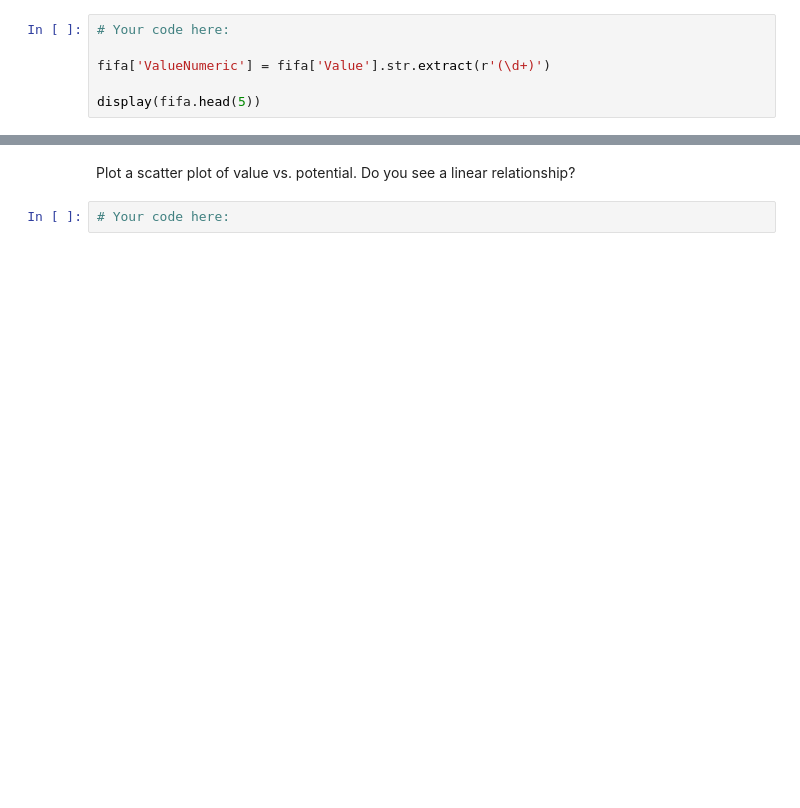
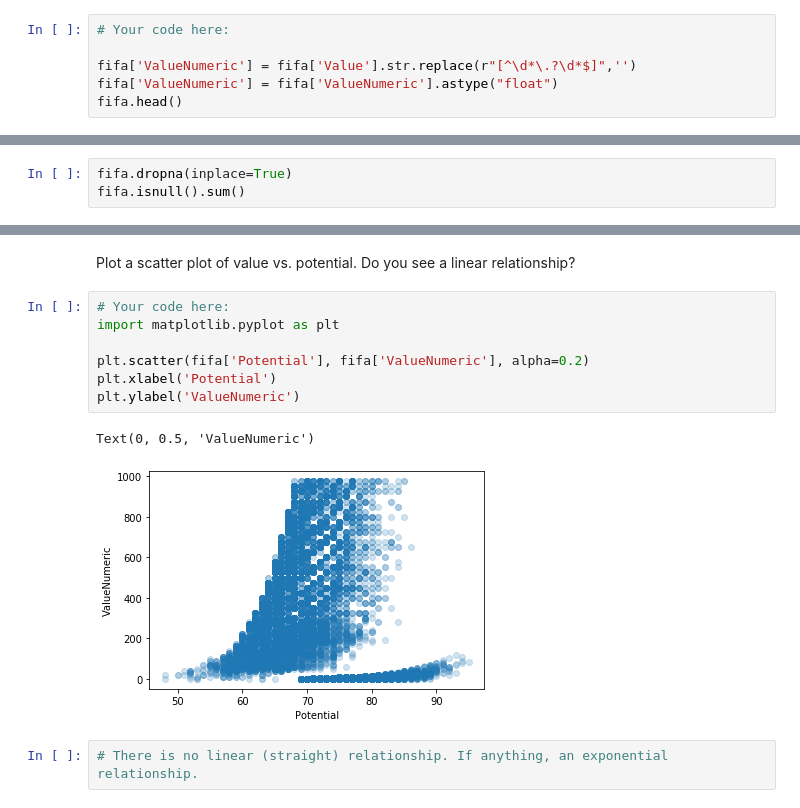
Before and after one commit to JavierLuna/data-labs, a Jupyter notebook: module-2/lab-correlation-tests-with-scipy/your-code/main.ipynb, the cells around one changed output, grey strips where cells are left out. Drawn from its saved outputs; the diff is of its cells as text; blank space fills up the shorter version.

```diff
--- a/module-2/lab-correlation-tests-with-scipy/your-code/main.ipynb
+++ b/module-2/lab-correlation-tests-with-scipy/your-code/main.ipynb
@@ -38,9 +38,9 @@ Player's values are expressed in millions of euros. We would like this column to
 # %%
 # Your code here:
 
-fifa['ValueNumeric'] = fifa['Value'].str.extract(r'(\d+)')
-
-display(fifa.head(5))
+fifa['ValueNumeric'] = fifa['Value'].str.replace(r"[^\d*\.?\d*$]",'')
+fifa['ValueNumeric'] = fifa['ValueNumeric'].astype("float")
+fifa.head()
 # %% [output]
 |  | Name | Age | Nationality | Overall | Potential | Club | Value | Preferred Foot | Position | ... |
 | 0 | L. Messi | 31 | Argentina | 94 | 94 | FC Barcelona | €110.5M | Left | RF | ... |
@@ -104,0 +120,3 @@ fifa.head(5)
+# %%
+fifa.dropna(inplace=True)
+fifa.isnull().sum()
@@ -136,4 +255,14 @@ Report your findings from the model summary. In particular, report about the mod
 # %% [markdown]
 Plot a scatter plot of value vs. potential. Do you see a linear relationship?
-# %%
-# Your code here:
+# %%
+# Your code here:
+import matplotlib.pyplot as plt
+
+plt.scatter(fifa['Potential'], fifa['ValueNumeric'], alpha=0.2)
+plt.xlabel('Potential')
+plt.ylabel('ValueNumeric')
+# %% [output]
+Text(0, 0.5, 'ValueNumeric')
+[figure, added]
+# %%
+# There is no linear (straight) relationship. If anything, an exponential relationship.
```
Also changed, not shown: parts of 18 cells of this notebook.
